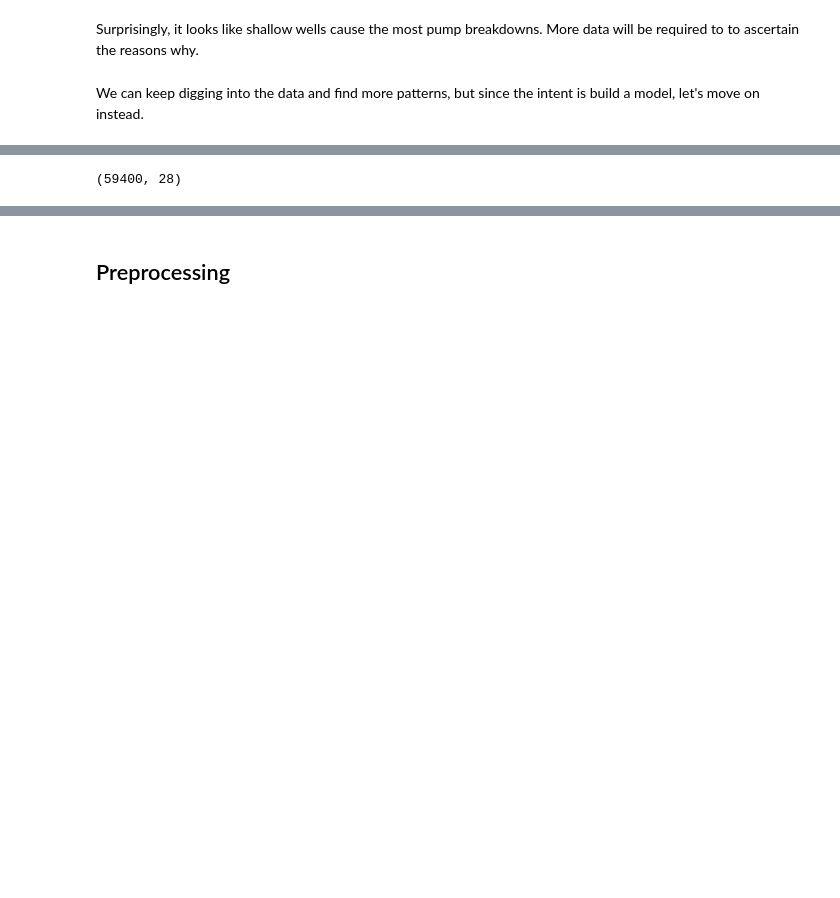
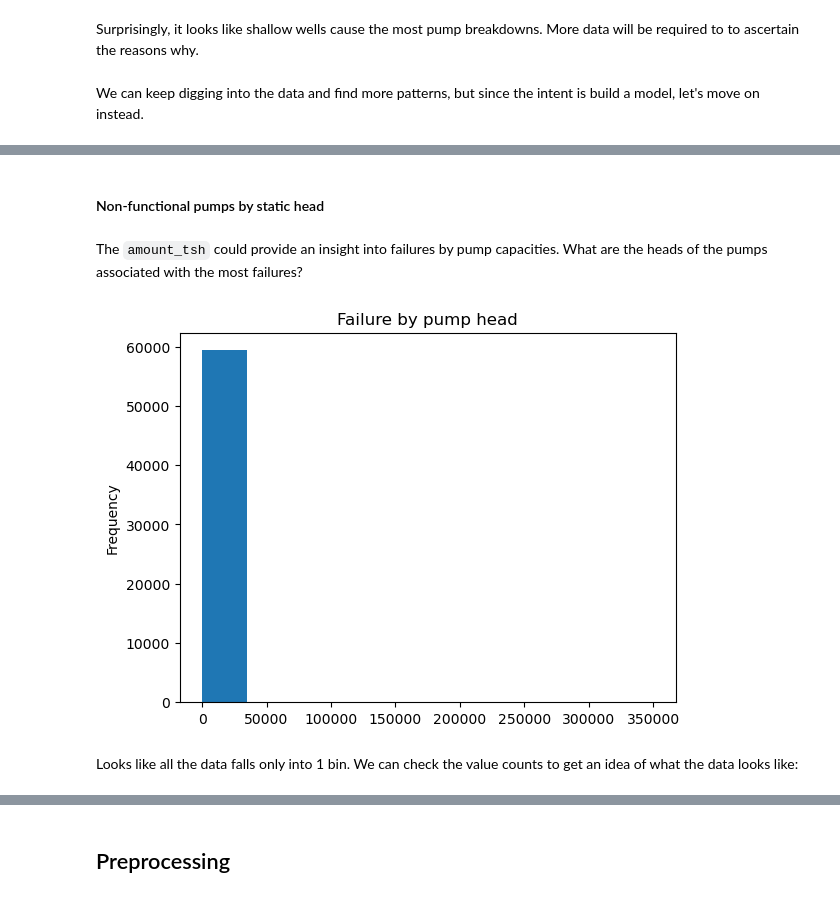
Before and after one commit to rahulakrish/water_pump_classifier, a Jupyter notebook: notebook.ipynb, the cells around one changed output, grey strips where cells are left out. Drawn from its saved outputs; the diff is of its cells as text; code cells hidden in the pictures; blank space fills up the shorter version.

```diff
--- a/notebook.ipynb
+++ b/notebook.ipynb
@@ -595,3 +359,0 @@ We can choose `source` over the other two features
-# %%
-#drop
-df.drop(['source_type','source_class'],axis=1,inplace=True)
@@ -614,4 +359,0 @@ df[['water_quality','quality_group','quantity','quantity_group','waterpoint_type
-# %%
-#dropping quality_group,quantity_group and waterpoint_type_group
-df.drop(['quality_group','waterpoint_type_group','quantity_group'],axis=1,inplace=True)
-# df.info()
@@ -670,11 +360,10 @@ Looks like `scheme_management` has the same info as `management` and hence can b
-# %%
-#dropping scheme_management
-df.drop('scheme_management',axis=1,inplace=True)
-# %%
-#dropping id,wpt_name since they will not have a bearing on the analysis
-df.drop(['id','wpt_name'],axis=1,inplace=True)
-# %%
-#check the shape of the df after removing redundant features
-df.shape
-# %% [output]
-(59400, 28)
+# %% [markdown]
+#### Non-functional pumps by static head
+# %% [markdown]
+The `amount_tsh` could provide an insight into failures by pump capacities. What are the heads of the pumps associated with the most failures?
+# %%
+df['amount_tsh'].plot(kind='hist', bins = 10, title = 'Failure by pump head');
+# %% [output]
+[figure, added]
+# %% [markdown]
+Looks like all the data falls only into 1 bin. We can check the value counts to get an idea of what the data looks like:
```
Also changed, not shown: parts of 172 cells of this notebook.
